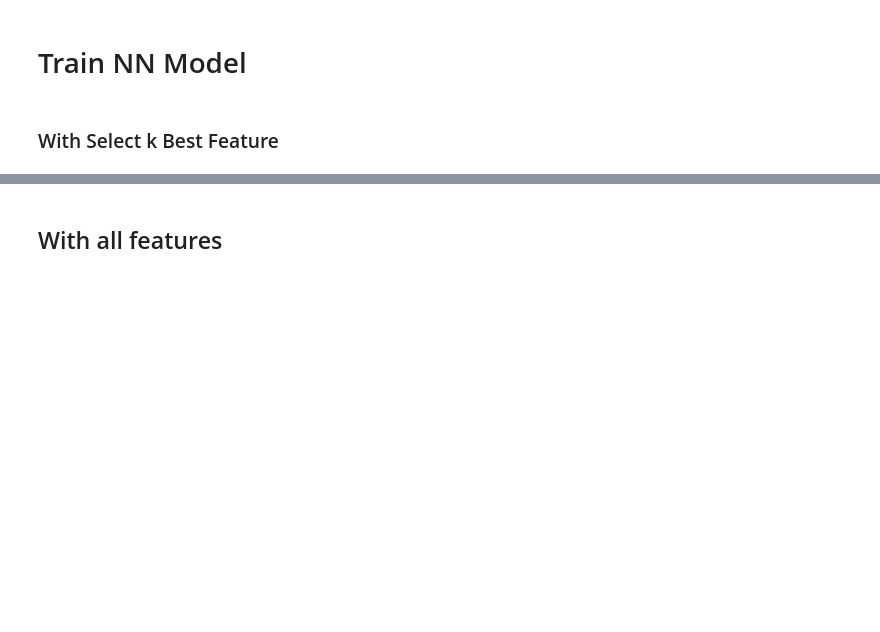
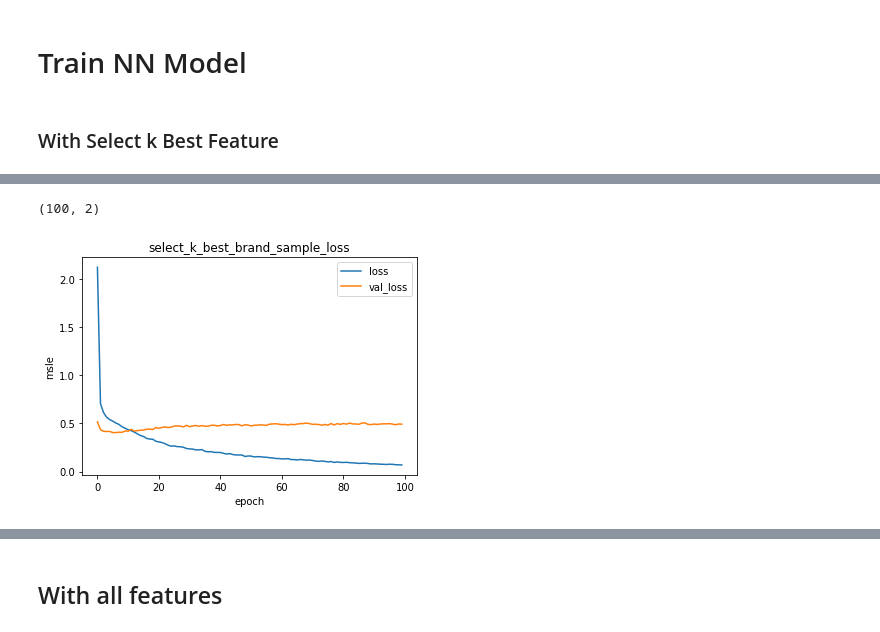
Before and after one commit to DSEI21000-S21/project-product-price-prediction, a Jupyter notebook: experiment/PricePrediction/PricePrediction_NeuralNetwork.ipynb, the cells around one changed output, grey strips where cells are left out. Saved outputs shown, nothing was run; the diff lists cells and outputs as text; code cells hidden in the pictures; blank space fills up the shorter version.

Commit message:
run nn for sample price pred #27

```diff
--- a/experiment/PricePrediction/PricePrediction_NeuralNetwork.ipynb
+++ b/experiment/PricePrediction/PricePrediction_NeuralNetwork.ipynb
@@ -17,2 +17,4 @@ Using TensorFlow backend.
 # %%
 df = pd.read_csv("../../data/clean_data_with_text_features.csv")
+df = stratified_sampling_by_brand(df, file_dir="data",number_samples = 10000,
+                                               replace = False, save_sample_df = False)
@@ -61,7 +81,7 @@ del train_df, test_df
 # Feature Selection
 # %%
 # select k best
-skb = SelectKBest(f_regression, k=5000)
+skb = SelectKBest(f_regression, k=1000)
 x_skb_select_train = skb.fit_transform(all_train, y_train)
 x_skb_select_test = skb.transform(all_test)
 # %%
@@ -75,5 +95,6 @@ save_np_file(dir = directory, filename="y_test.npy", data=y_test)
 # %% [markdown]
 ### With Select k Best Feature
 # %%
-model = neural_network(model_prefix="select_k_best")
-model.fit(x_skb_select_train, y_train.values,n_epoch=30,epoch=1, bs=128)
+model = neural_network(model_prefix="select_k_best_brand_sample")
+model.fit(x_skb_select_train, y_train.values, x_skb_select_test, y_test.values,
+          n_epoch=100,epoch=1, bs=128)
@@ -82,3 +139,12 @@ model.model.summary()
+# %%
+skb_select_loss = np.load("%s/%s_loss.npy"%(model.model_name,model.model_name))[:,:,0]
+skb_select_loss.shape
+# %% [output]
+(100, 2)
+# %%
+plot_loss(skb_select_loss[:,0],skb_select_loss[:,1], title="select_k_best_brand_sample_loss")
+# %% [output]
+[figure, added]
 # %%
 skb_select_train_pred = model.predict(x_skb_select_train)
 skb_select_test_pred = model.predict(x_skb_select_test)
```
Also changed, not shown: parts of 19 cells of this notebook, 3 other files.
